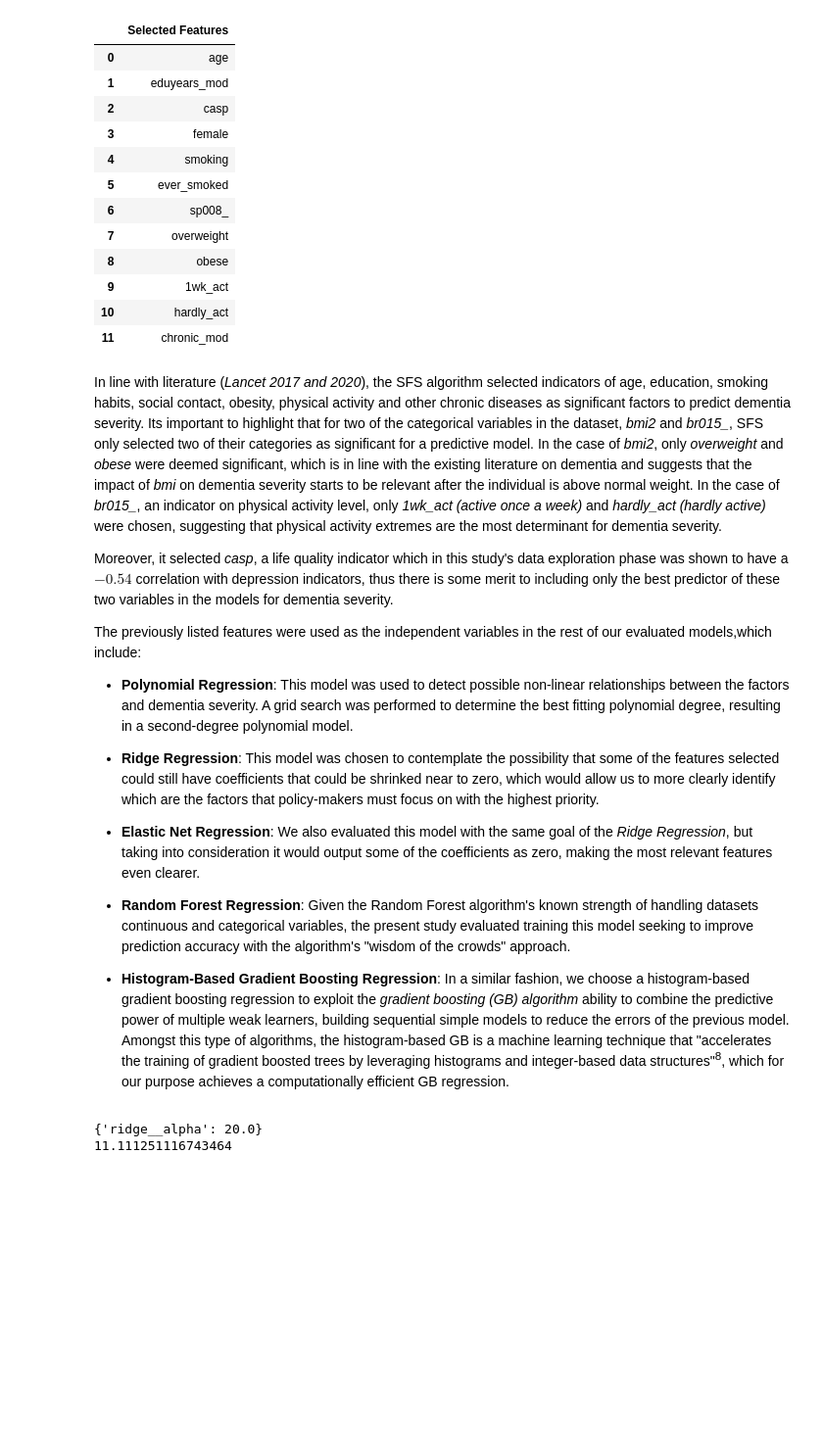
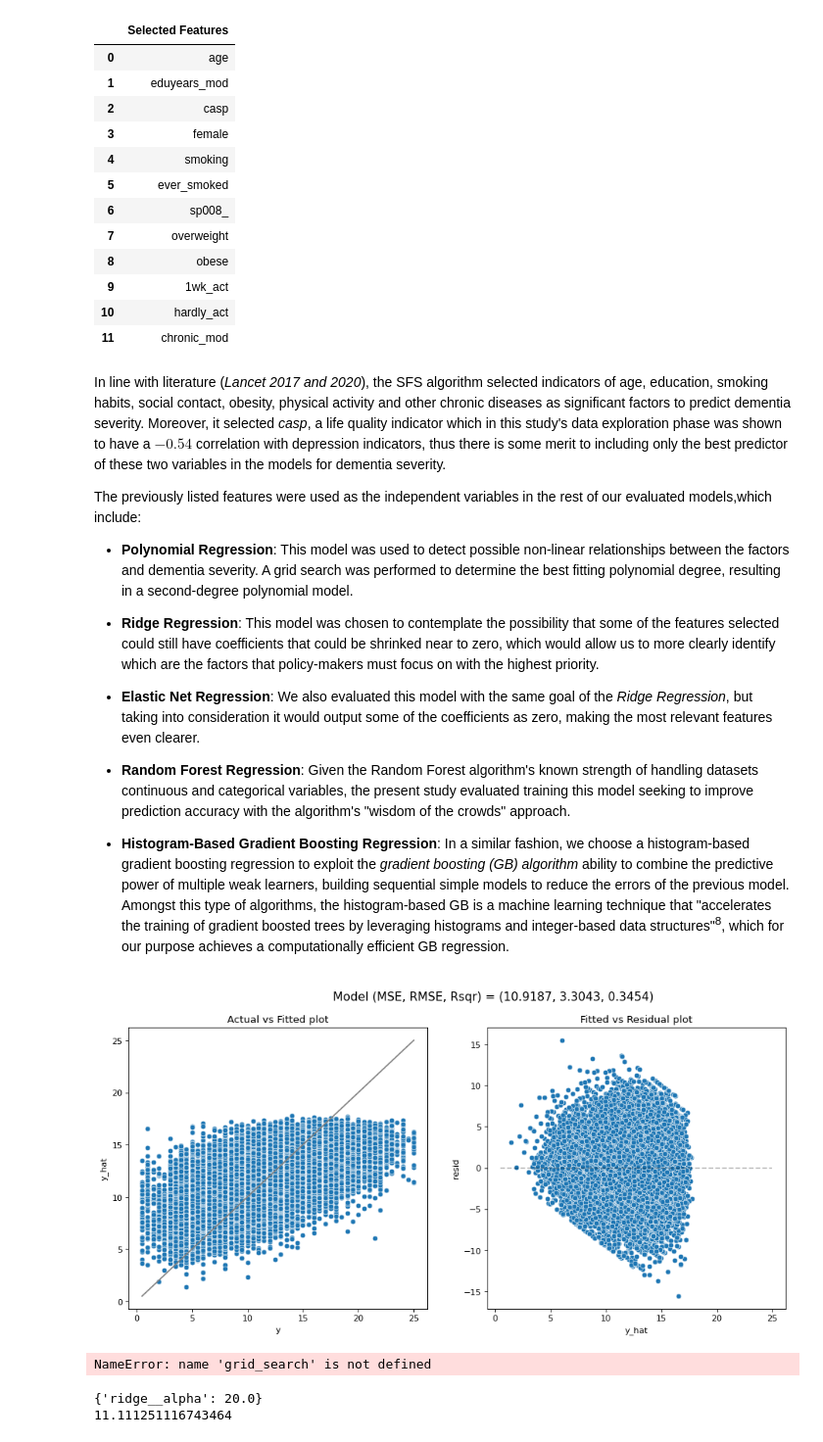
Before and after one commit to ananyajai/mlp_coursework_01, a Jupyter notebook: project1.ipynb, the cells around one changed output. Shown at 98% size. Cells and saved outputs as stored; diff of their text form; code cells hidden in the pictures; blank space fills up the shorter version.

```diff
--- a/project1.ipynb
+++ b/project1.ipynb
@@ -782,9 +727,7 @@ sel_cols_df.set_table_styles([index_names, headers])
 | 10 | hardly_act |
 | 11 | chronic_mod |
 # %% [markdown]
-In line with literature (*Lancet 2017 and 2020*), the SFS algorithm selected indicators of age, education, smoking habits, social contact, obesity, physical activity and other chronic diseases as significant factors to predict dementia severity. Its important to highlight that for two of the categorical variables in the dataset, *bmi2* and *br015_*, SFS only selected two of their categories as significant for a predictive model. In the case of *bmi2*, only *overweight* and *obese* were deemed significant, which is in line with the existing literature on dementia and suggests that the impact of *bmi* on dementia severity starts to be relevant after the individual is above normal weight. In the case of *br015_*, an indicator on physical activity level, only *1wk_act (active once a week)* and *hardly_act (hardly active)* were chosen, suggesting that physical activity extremes are the most determinant for dementia severity.
-
-Moreover, it selected *casp*, a life quality indicator which in this study's data exploration phase was shown to have a $-0.54$ correlation with depression indicators, thus there is some merit to including only the best predictor of these two variables in the models for dementia severity.
+In line with literature (*Lancet 2017 and 2020*), the SFS algorithm selected indicators of age, education, smoking habits, social contact, obesity, physical activity and other chronic diseases as significant factors to predict dementia severity. Moreover, it selected *casp*, a life quality indicator which in this study's data exploration phase was shown to have a $-0.54$ correlation with depression indicators, thus there is some merit to including only the best predictor of these two variables in the models for dementia severity.
 
 The previously listed features were used as the independent variables in the rest of our evaluated models,which include:
 
@@ -818,35 +761,38 @@ kf = KFold(n_splits = 5, shuffle = True, random_state=rng)
 # # # The index (of the cv_results_ arrays) which corresponds to the best candidate parameter setting
 # print("best index: ", grid_search.best_index_)
 # # Parameter setting that gave the best results on the hold out data
 # print("best param: ", grid_search.best_params_)
 # # Mean cross-validated score of the best_estimator
 # print("best score: ", grid_search.best_score_)
 
 # pd.DataFrame(grid_search.cv_results_)
 
 # degree = np.arange(1, 5, 1)
 # fig, ax = plt.subplots(figsize=(9,7), ncols=1, nrows=1)
 # plt.scatter(degree,-grid_search.cv_results_['mean_train_score'], color='k')
 # plt.plot(degree,-grid_search.cv_results_['mean_train_score'], color='k', label='Mean Train MSE')
 # plt.scatter(degree,-grid_search.cv_results_['mean_test_score'], color='r')
 # plt.plot(degree,-grid_search.cv_results_['mean_test_score'], color='r', label='CV MSE')
 # ax.legend()
 # ax.set_xlabel('degree')
 # ax.set_ylabel('MSE')
 # plt.show()
 
 # it seems like we should stick to degree 2
-# poly_model = poly_pipe.fit(X_train_best, y_train)
+poly_model = poly_pipe.fit(X_train_best, y_train)
 
-# model_fit(poly_model, X_train_best, y_train, plot=True)
+model_fit(poly_model, X_train_best, y_train, plot=True)
 # model_fit(poly_model, X_test_best, y_test, plot=True)
 
 # grid_search.fit(X_train_best, y_train)
 
 # print(grid_search.best_params_)
 # print(-grid_search.best_score_)
 
 poly_MSE, poly_RMSE, poly_R2 = model_fit(grid_search.best_estimator_, X_test_best, y_test, plot=False)
+# %% [output]
+[figure, added]
+NameError: name 'grid_search' is not defined
 # %%
 # RIDGE MODEL, NOT BEST
 # Grid of tuning parameters
```
Also changed, not shown: parts of 28 cells of this notebook.
